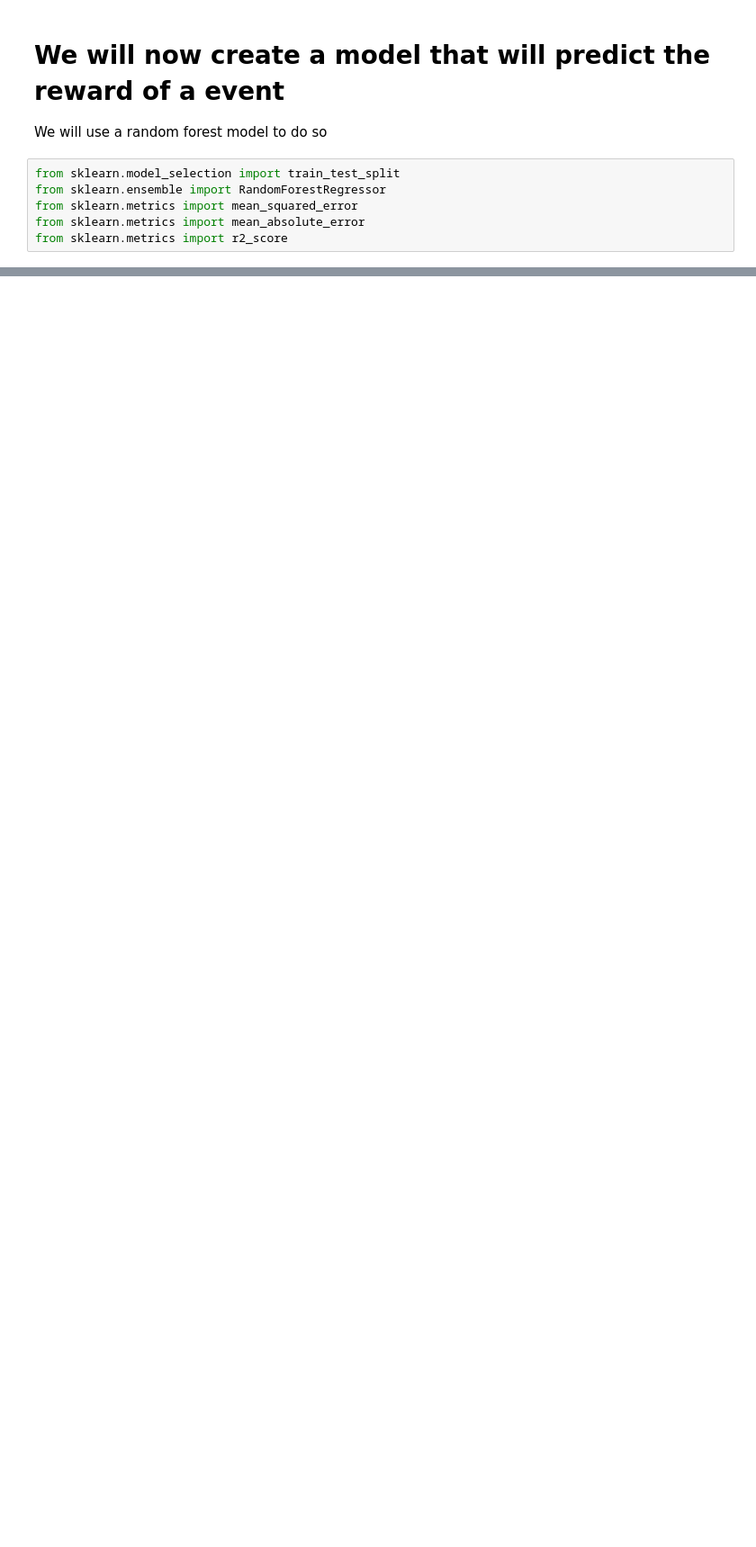
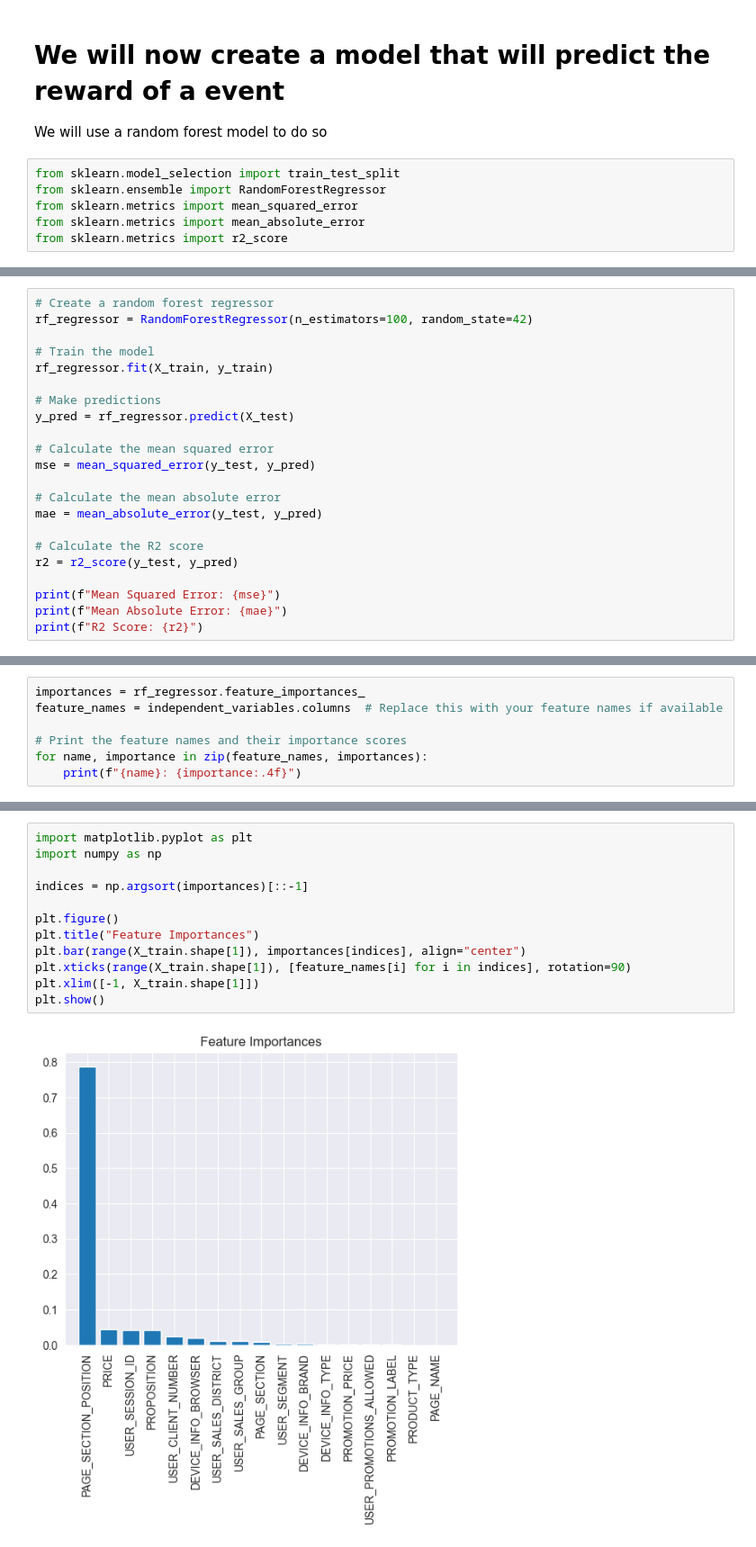
Before and after one commit to Echotianee/CausalInference, a Jupyter notebook: evaluator.ipynb, the cells around one changed output, grey strips where cells are left out. Shown at 90% size. Saved outputs shown, nothing was run; the diff lists cells and outputs as text; blank space fills up the shorter version.

```diff
--- a/evaluator.ipynb
+++ b/evaluator.ipynb
@@ -311,0 +436,22 @@ print(f"R2 Score: {r2}")
+# %%
+# Create a random forest regressor
+rf_regressor = RandomForestRegressor(n_estimators=100, random_state=42)
+
+# Train the model
+rf_regressor.fit(X_train, y_train)
+
+# Make predictions
+y_pred = rf_regressor.predict(X_test)
+
+# Calculate the mean squared error
+mse = mean_squared_error(y_test, y_pred)
+
+# Calculate the mean absolute error
+mae = mean_absolute_error(y_test, y_pred)
+
+# Calculate the R2 score
+r2 = r2_score(y_test, y_pred)
+
+print(f"Mean Squared Error: {mse}")
+print(f"Mean Absolute Error: {mae}")
+print(f"R2 Score: {r2}")
@@ -311,0 +494,7 @@ print(f"R2 Score: {r2}")
+# %%
+importances = rf_regressor.feature_importances_
+feature_names = independent_variables.columns  # Replace this with your feature names if available
+
+# Print the feature names and their importance scores
+for name, importance in zip(feature_names, importances):
+    print(f"{name}: {importance:.4f}")
@@ -311,0 +519,14 @@ print(f"R2 Score: {r2}")
+# %%
+import matplotlib.pyplot as plt
+import numpy as np
+
+indices = np.argsort(importances)[::-1]
+
+plt.figure()
+plt.title("Feature Importances")
+plt.bar(range(X_train.shape[1]), importances[indices], align="center")
+plt.xticks(range(X_train.shape[1]), [feature_names[i] for i in indices], rotation=90)
+plt.xlim([-1, X_train.shape[1]])
+plt.show()
+# %% [output]
+[figure, added]
```
Also changed, not shown: parts of 21 cells of this notebook.
